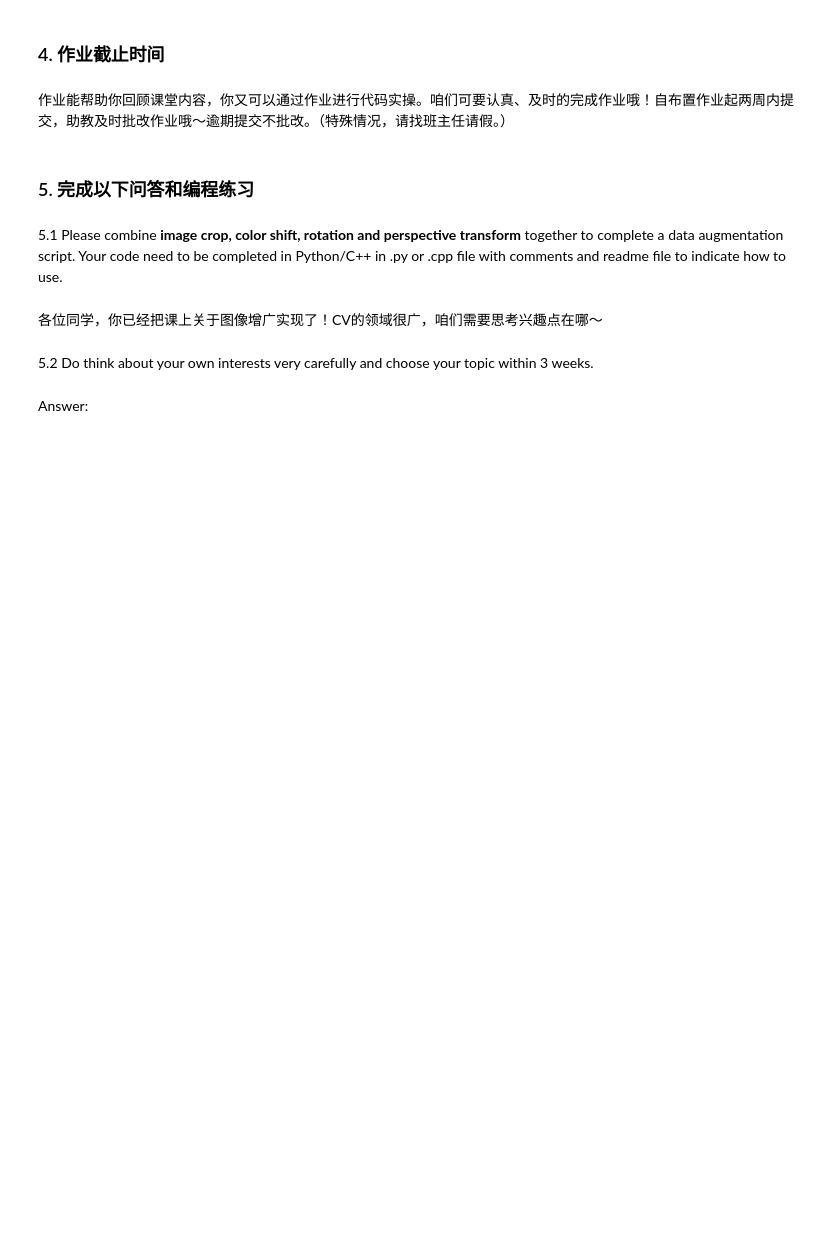
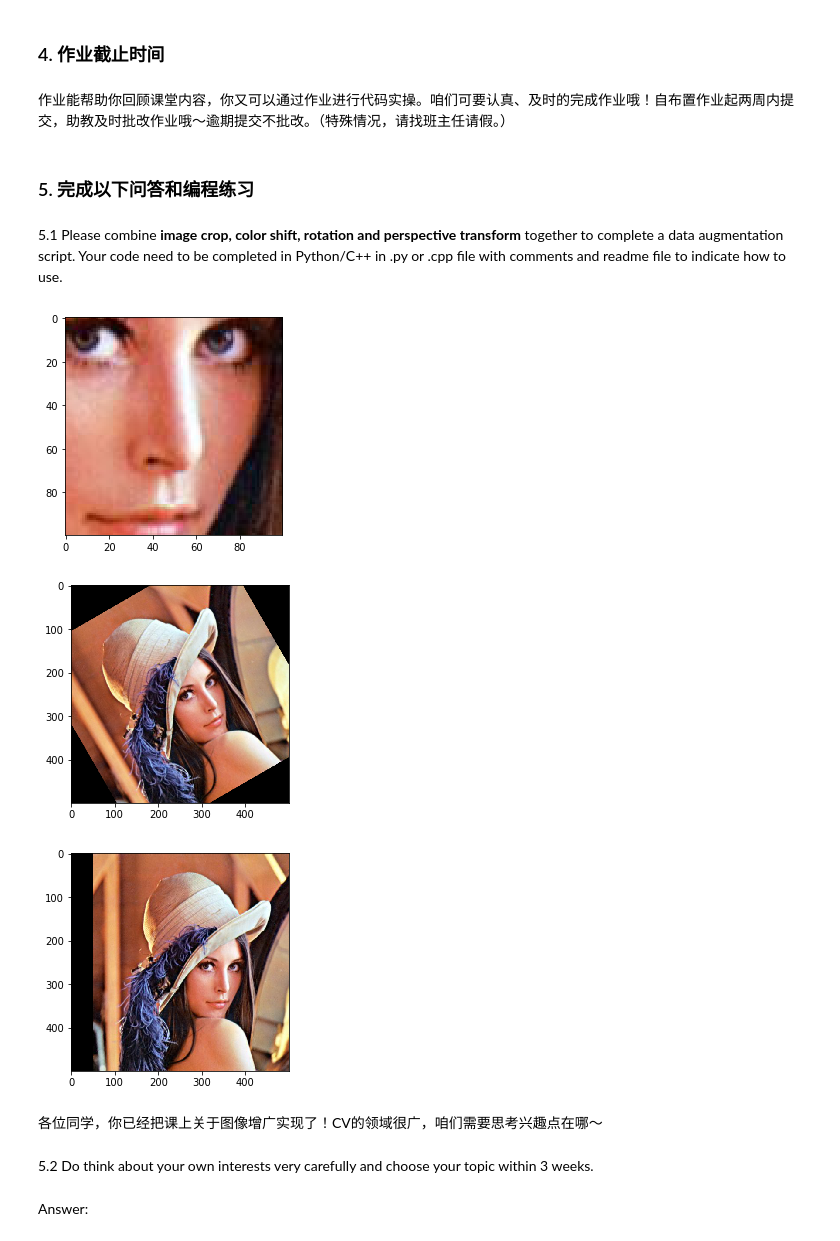
Before and after one commit to Raydrrrr1234/kaikeba, a Jupyter notebook: 第一周_CV课作业.ipynb, the cells around one changed output. Cells and saved outputs as stored; diff of their text form; code cells hidden in the pictures; blank space fills up the shorter version.

Commit message:
cv2.getAffineTransformation is 6 degree
getPerspectiveTransform is 9 degree matrix

```diff
--- a/第一周_CV课作业.ipynb
+++ b/第一周_CV课作业.ipynb
@@ -225,23 +225,40 @@ Answer:计划尽力做好每一次课程学习，参与更多kaggle竞赛，认
 # %%
 import cv2
 import random
 import numpy as np
+import matplotlib.pyplot as plt
 
 img_ori = cv2.imread('lenna.jpg', 1)
 
 def image_crop(img, x, y, width, length): # you code here
     return img[x:x+width, y:y+length]
 
 def color_shift(): # you code here
     pass
 
 def rotation(img, angle): # you code here
     M = cv2.getRotationMatrix2D((img.shape[1] / 2, img.shape[0] / 2), angle, 1)
     return cv2.warpAffine(img, M, (img.shape[1], img.shape[0]))
 
 def perspective_transform(img, pts1, pts2): # you code here
-    M = cv2.getAffineTransform(pts1, pts2)
-    return cv2.warpAffine(img, M, (img.shape[1], img.shape[0]))
+    M = cv2.getPerspectiveTransform(pts1, pts2)
+    return cv2.warpPerspective(img, M, (img.shape[1], img.shape[0]))
+
+img = image_crop(img_ori, 250, 250, 100, 100)
+plt.imshow(cv2.cvtColor(img, cv2.COLOR_BGR2RGB))
+plt.show()
+img = rotation(img_ori, 30)
+plt.imshow(cv2.cvtColor(img, cv2.COLOR_BGR2RGB))
+plt.show()
+pts1 = np.float32([[0, 0], [0, 500], [500, 0], [500, 500]])
+pts2 = np.float32([[50, 0], [50, 500], [550, 0], [550, 500]])
+img = perspective_transform(img_ori, pts1, pts2)
+plt.imshow(cv2.cvtColor(img, cv2.COLOR_BGR2RGB))
+plt.show()
+# %% [output]
+[figure, added]
+[figure, added]
+[figure, added]
 # %% [markdown]
 各位同学，你已经把课上关于图像增广实现了！CV的领域很广，咱们需要思考兴趣点在哪～
 # %% [markdown]
```
